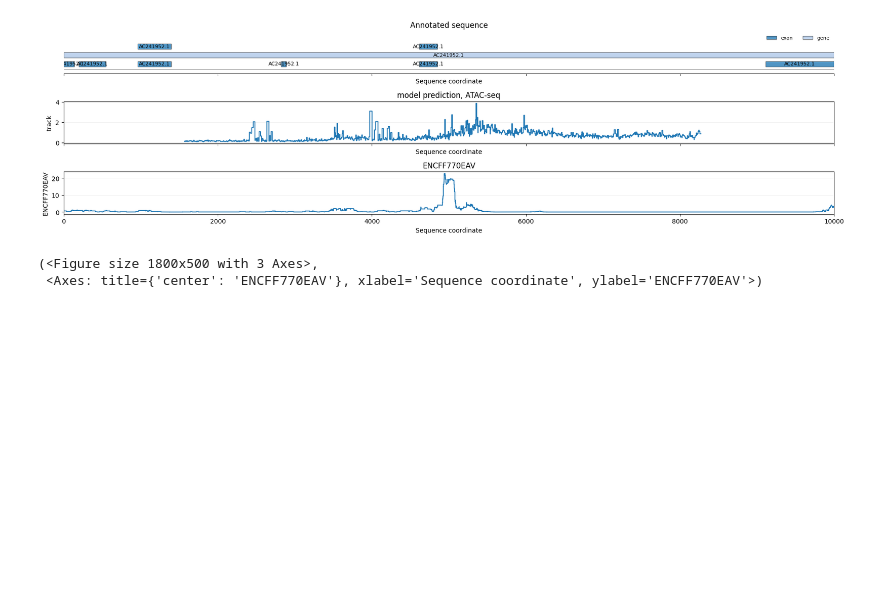
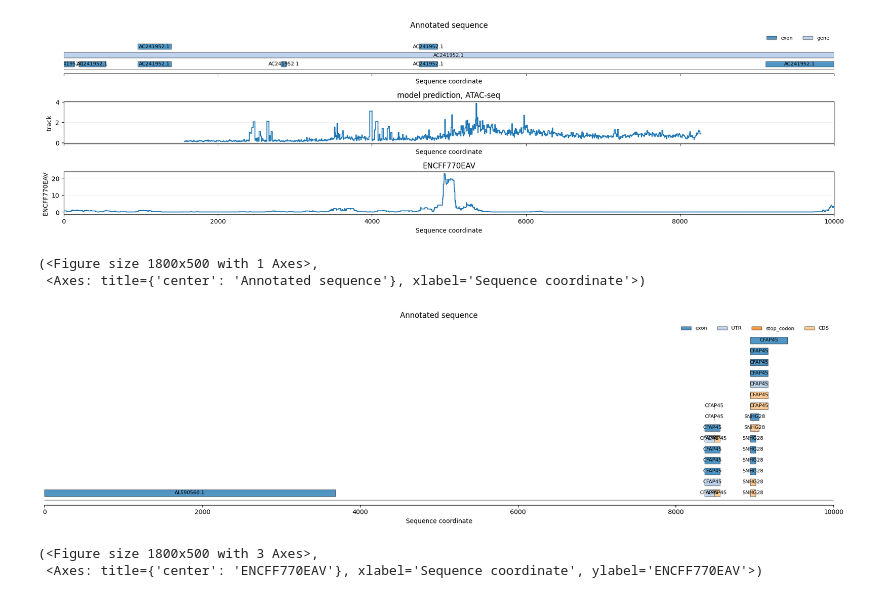
Before and after one commit to AIRI-Institute/GENA_LM, a Jupyter notebook: downstream_tasks/expression_prediction/api/notebooks/atac_seq_workflow.ipynb, the cells around one changed output. Drawn from its saved outputs; the diff is of its cells as text; code cells hidden in the pictures; blank space fills up the shorter version.

```diff
--- a/downstream_tasks/expression_prediction/api/notebooks/atac_seq_workflow.ipynb
+++ b/downstream_tasks/expression_prediction/api/notebooks/atac_seq_workflow.ipynb
@@ -111,6 +109,12 @@ reference = Track.from_bw(path='/workspace-SR003.nfs2/estsoi/ENCFF770EAV.bigWig'
               chrom='chr1',
               center=159_869_000,
               size=10_000)
+# %%
+genome.sequence_around(center=159_869_000, chrom='chr1', strand='+', size=10_000).plot_annotations(hide_types=('source', 'transcript', 'gene', 'genome_interval'), figsize=(18, 5))
+# %% [output]
+(<Figure size 1800x500 with 1 Axes>,
+ <Axes: title={'center': 'Annotated sequence'}, xlabel='Sequence coordinate'>)
+[figure, added]
 # %%
 fig, axs = plt.subplots(nrows=3, ncols=1, figsize=(18, 5), sharex=True)
 sequence.plot_annotations(ax=axs[0], hide_types=('source', 'transcript', 'gene', 'genome_interval'))
```
Also changed, not shown: parts of 3 cells of this notebook, 37 other files.
